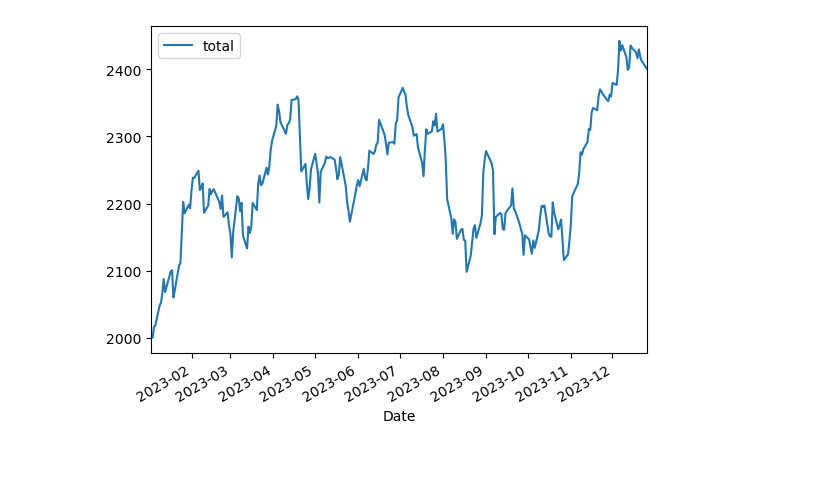
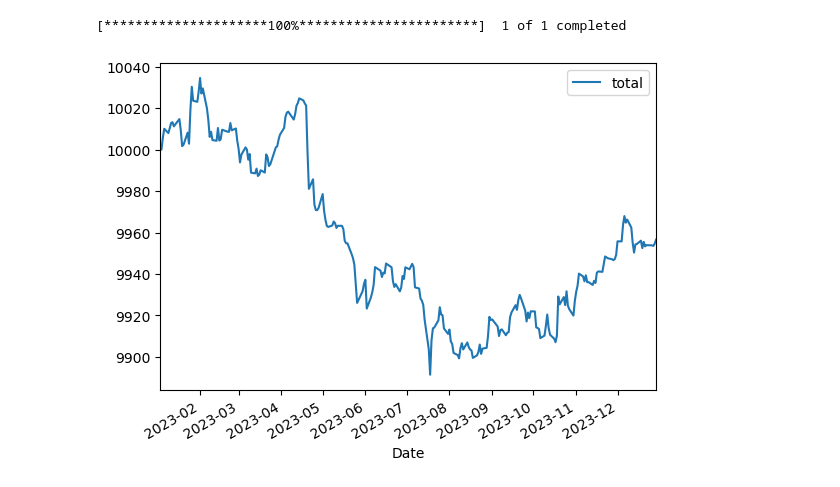
Before and after one commit to lucasdmoyer/two-dolla, a Jupyter notebook: mybacktester/mybacktester.ipynb, the cells around one changed output. Saved outputs shown, nothing was run; the diff lists cells and outputs as text; code cells hidden in the pictures; blank space fills up the shorter version.

```diff
--- a/mybacktester/mybacktester.ipynb
+++ b/mybacktester/mybacktester.ipynb
@@ -542,15 +670,18 @@ stock.plotBackTest()
 # %%
-stock_T = Stock('T', df=None, save_new=False, debug=False)
-stock_T.addStrategy(stock_T.buyStock(100))
-stock_AAPL = Stock('AAPL', df=None, save_new=False, debug=False)
-stock_AAPL.addStrategy(stock_AAPL.buyStock(100))
+stock_T = Stock('T', df=None, start='2023-01-01',
+                end='2023-12-31', save_new=False, debug=False)
+stock_T.addStrategy(stock_T.buyStock(21))
+stock_AAPL = Stock('AAPL', df=None, start='2023-01-01',
+                   end='2023-12-31', save_new=True, debug=False)
+stock_AAPL.addStrategy(stock_AAPL.buyStock(7, inDollars=True))
 
-portfolio_instance = Portfolio()
+portfolio_instance = Portfolio(initial_capital=10000)
 portfolio_instance.addStock(stock_T)
 portfolio_instance.addStock(stock_AAPL)
 
 portfolio_instance.backtest()
 portfolio_instance.plotBacktest()
 # portfolio_instance.backtest_df
 # %% [output]
+[*********************100%***********************]  1 of 1 completed
-[figure, old version]
+[figure, new version]
```
Also changed, not shown: parts of 13 cells of this notebook, 7 other files.
